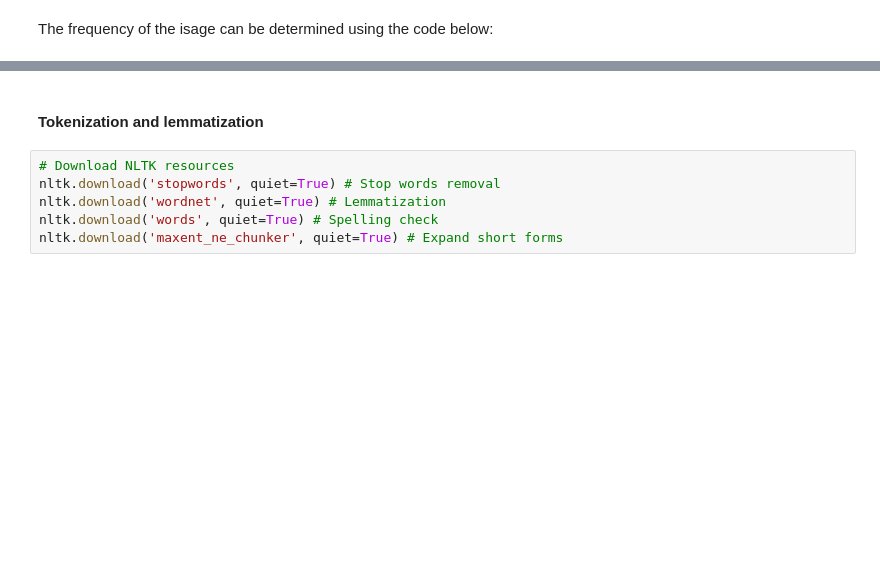
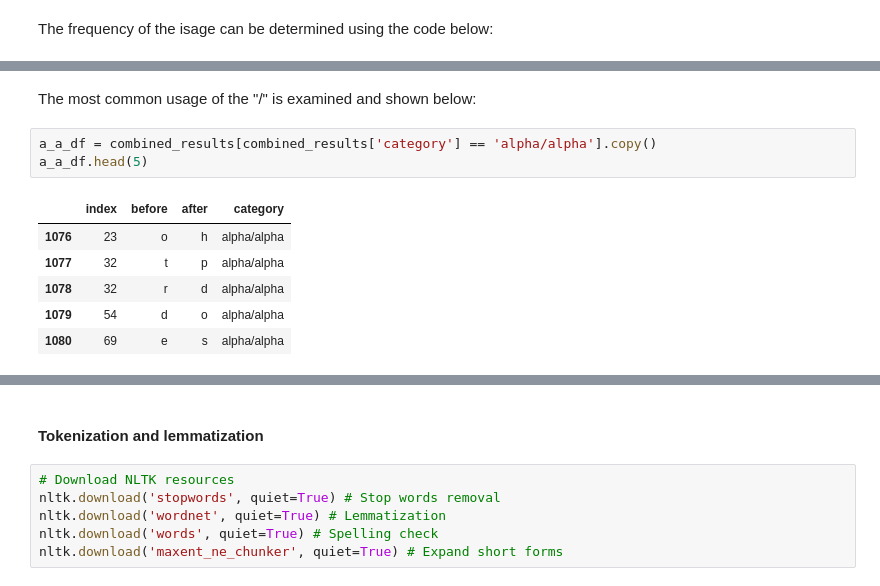
Before and after one commit to Jieoi/Text_Classification, a Jupyter notebook: NLP_midterm.ipynb, the cells around one changed output, grey strips where cells are left out. Saved outputs shown, nothing was run; the diff lists cells and outputs as text; blank space fills up the shorter version.

```diff
--- a/NLP_midterm.ipynb
+++ b/NLP_midterm.ipynb
@@ -709,0 +748,12 @@ print(category_counts)
+# %% [markdown]
+The most common usage of the "/" is examined and shown below:
+# %%
+a_a_df = combined_results[combined_results['category'] == 'alpha/alpha'].copy()
+a_a_df.head(5)
+# %% [output]
+|  | index | before | after | category |
+| 1076 | 23 | o | h | alpha/alpha |
+| 1077 | 32 | t | p | alpha/alpha |
+| 1078 | 32 | r | d | alpha/alpha |
+| 1079 | 54 | d | o | alpha/alpha |
+| 1080 | 69 | e | s | alpha/alpha |
```
Also changed, not shown: parts of 67 cells of this notebook, 3 other files.
